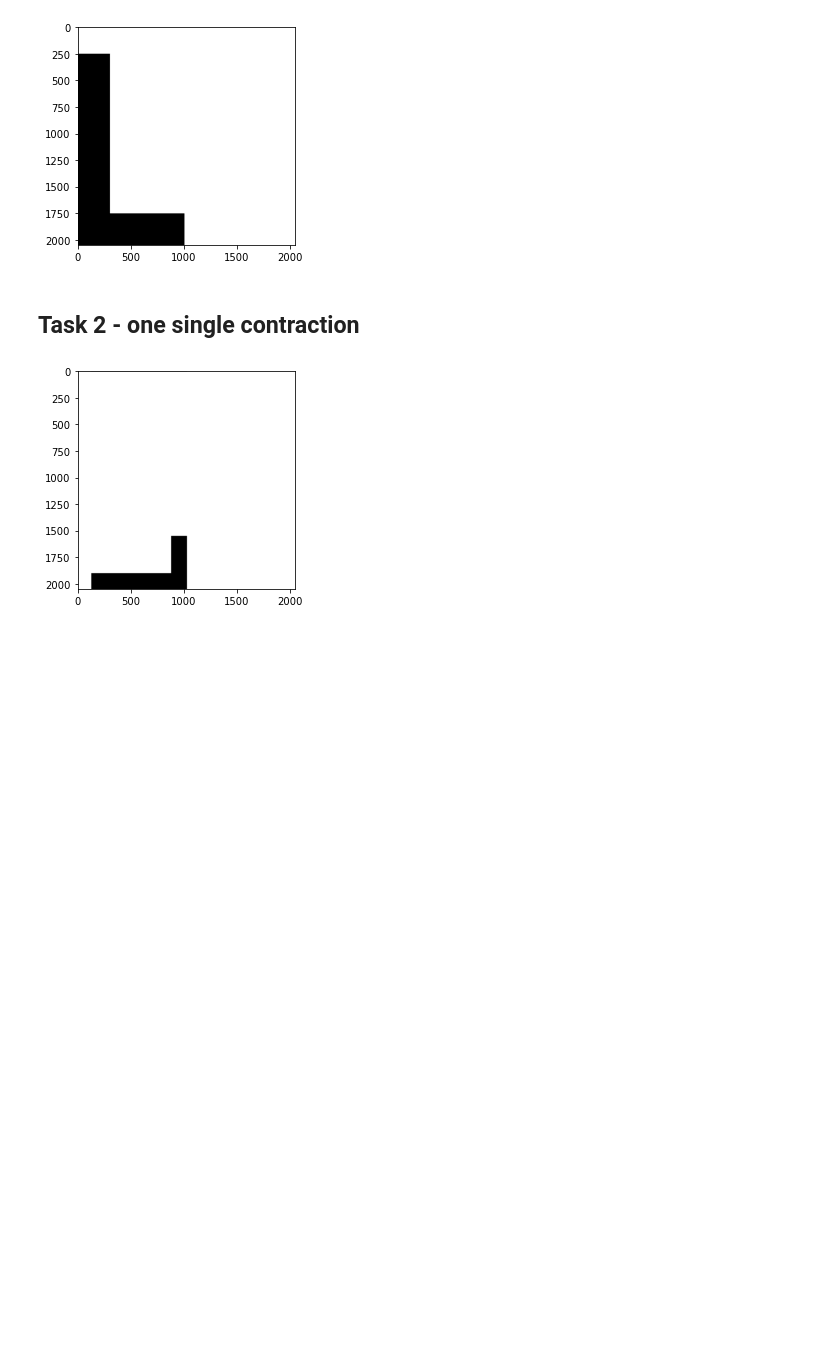
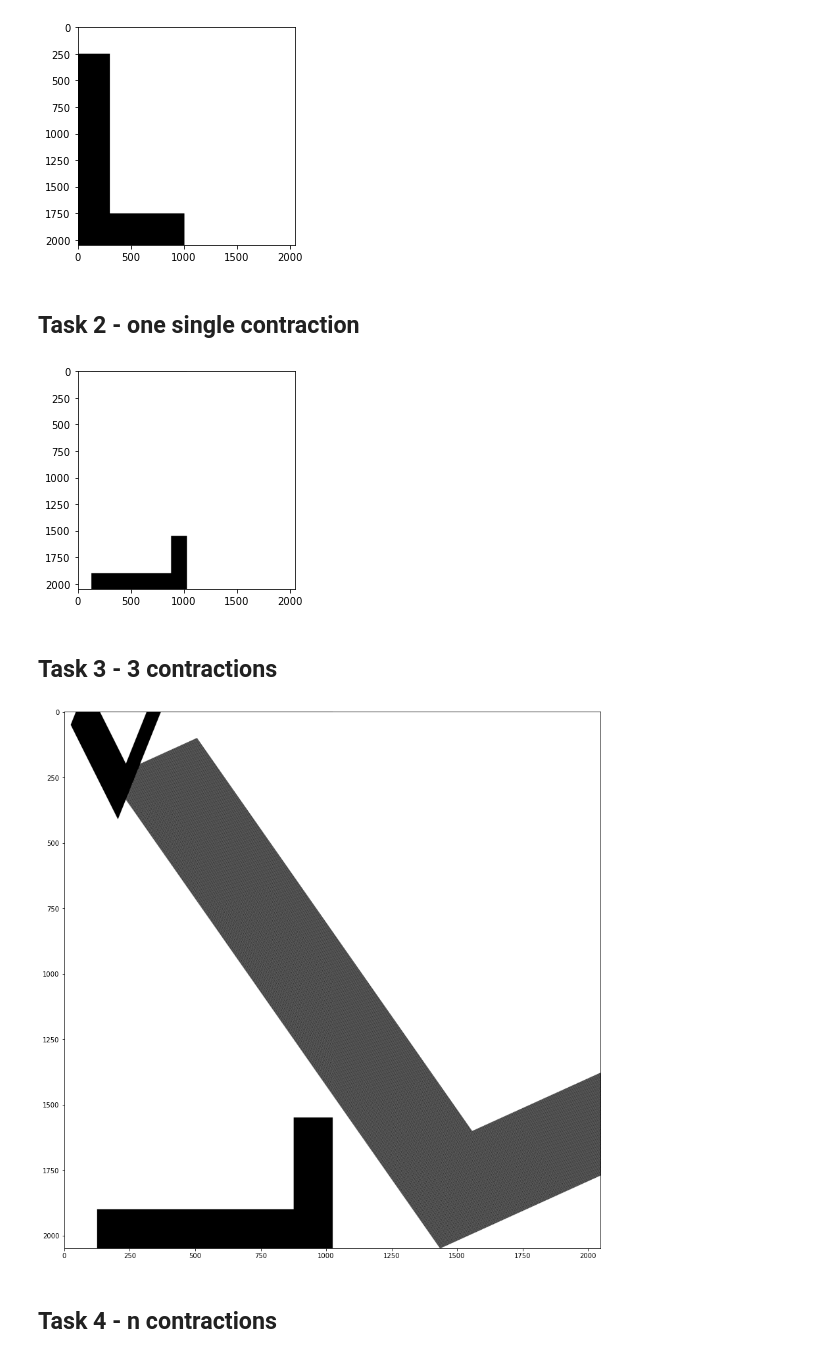
Before and after one commit to FilipKatulski/complex-systems, a Jupyter notebook: LAB2/lab2.ipynb, the cells around one changed output. Drawn from its saved outputs; the diff is of its cells as text; code cells hidden in the pictures; blank space fills up the shorter version.

```diff
--- a/LAB2/lab2.ipynb
+++ b/LAB2/lab2.ipynb
@@ -23,11 +22,6 @@ C = 0.5
 D = 0
 E = 0.5
 F = 0
-
-def w_function(x,y):
-    x = x*A + y*B + C
-    y = x*D + y*E + F
-    return(x,y)
 # %%
 def single_contraction(image):
     new_image = np.ones(shape=(2048, 2048))
@@ -46,3 +40,5 @@ plt.imshow(n_image, cmap="gray")
 plt.show()
 # %% [output]
 [figure]
+# %% [markdown]
+## Task 3 - 3 contractions
@@ -48,0 +66,32 @@ plt.show()
+# %%
+def w_function(x, y, a, b, c, d, e, f):
+    _x = x*a + y*b + e
+    _y = x*c + y*d + f
+    return _x, _y
+# %%
+def three_contractions(image):
+    new_image = np.ones(shape=(2048, 2048))
+    for x in range(2048):
+        for y in range(2048):
+            if image[x,y] > 0.0:
+                _x1, _y1 = w_function(x, y, a=A1, b=B1, c=C1, d=D1, e=E1, f=F1)
+                new_image[int(_x1), int(_y1)] = 0
+
+                _x2, _y2 = w_function(x, y, a=A2, b=B2, c=C2, d=D2, e=D2, f=F2)
+                if 2048>_x2>=0 and 2048>_y2>=0:
+                    new_image[int(_x2), int(_y2)] = 0
+
+                _x3, _y3 = w_function(x, y, a=A3, b=B3, c=C3, d=D3, e=D3, f=F3)
+                if 2048>_x3>=0 and 2048>_y3>=0:
+                    new_image[int(_x3), int(_y3)] = 0
+
+    return new_image
+# %%
+n_image_3cont = three_contractions(image=start_image)
+fig, ax = plt.subplots(figsize=(15,15))
+ax.imshow(n_image_3cont, cmap="gray")
+plt.show()
+# %% [output]
+[figure, added]
+# %% [markdown]
+## Task 4 - n contractions
```
Also changed, not shown: parts of 22 cells of this notebook.
